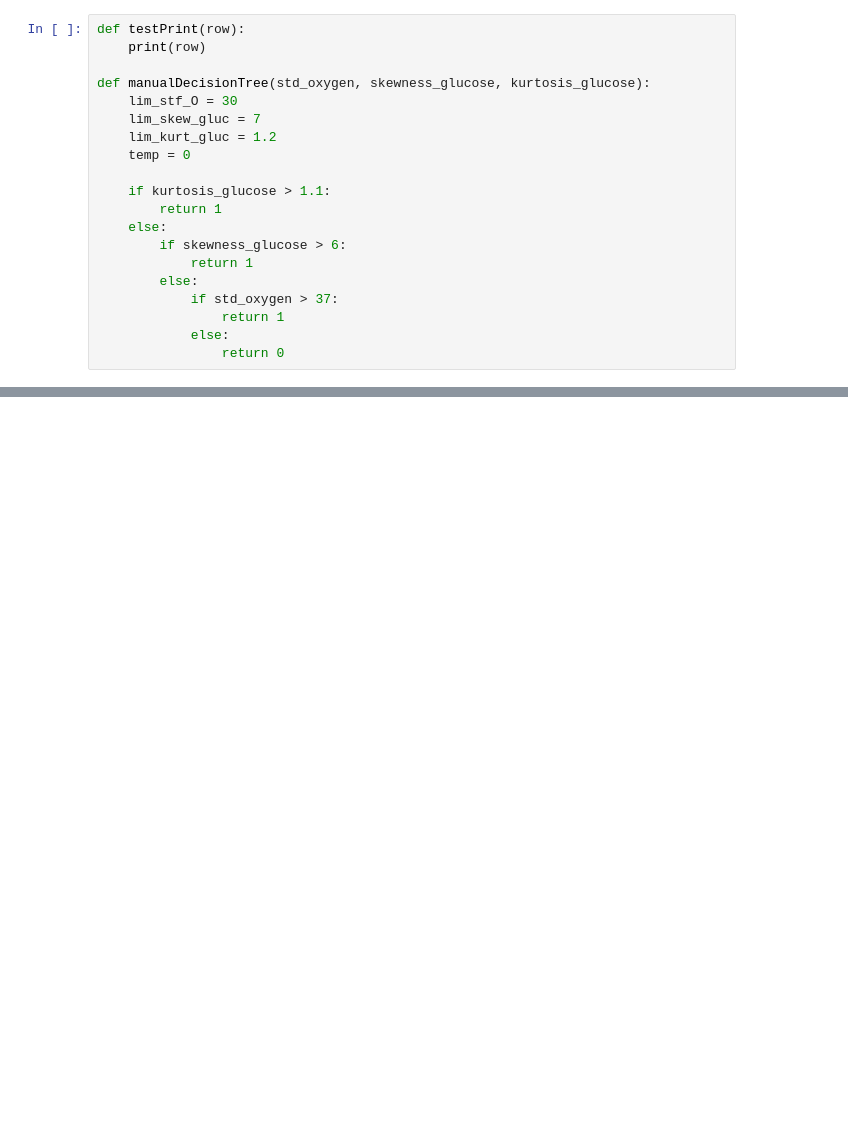
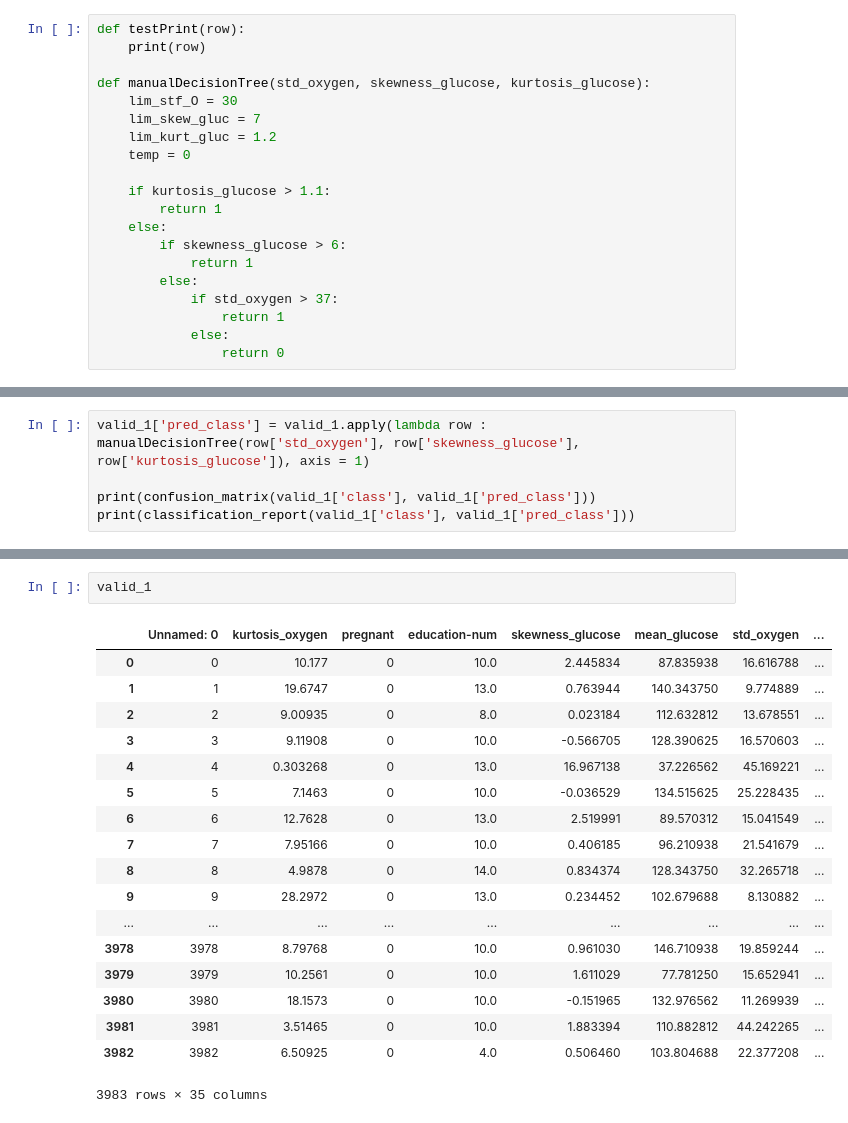
Before and after one commit to LBukai/IAU_project, a Jupyter notebook: phase3.ipynb, the cells around one changed output, grey strips where cells are left out. Cells and saved outputs as stored; diff of their text form; blank space fills up the shorter version.

Commit message:
manual tree final

```diff
--- a/phase3.ipynb
+++ b/phase3.ipynb
@@ -274,0 +267,5 @@ train_1[train_1['class'] != train_1['pred_class']][['class', 'pred_class']]
+# %%
+valid_1['pred_class'] = valid_1.apply(lambda row : manualDecisionTree(row['std_oxygen'], row['skewness_glucose'], row['kurtosis_glucose']), axis = 1)
+
+print(confusion_matrix(valid_1['class'], valid_1['pred_class']))
+print(classification_report(valid_1['class'], valid_1['pred_class']))
@@ -274,0 +345,21 @@ train_1[train_1['class'] != train_1['pred_class']][['class', 'pred_class']]
+# %%
+valid_1
+# %% [output]
+|  | Unnamed: 0 | kurtosis_oxygen | pregnant | education-num | skewness_glucose | mean_glucose | std_oxygen | ... |
+| 0 | 0 | 10.177 | 0 | 10.0 | 2.445834 | 87.835938 | 16.616788 | ... |
+| 1 | 1 | 19.6747 | 0 | 13.0 | 0.763944 | 140.343750 | 9.774889 | ... |
+| 2 | 2 | 9.00935 | 0 | 8.0 | 0.023184 | 112.632812 | 13.678551 | ... |
+| 3 | 3 | 9.11908 | 0 | 10.0 | -0.566705 | 128.390625 | 16.570603 | ... |
+| 4 | 4 | 0.303268 | 0 | 13.0 | 16.967138 | 37.226562 | 45.169221 | ... |
+| 5 | 5 | 7.1463 | 0 | 10.0 | -0.036529 | 134.515625 | 25.228435 | ... |
+| 6 | 6 | 12.7628 | 0 | 13.0 | 2.519991 | 89.570312 | 15.041549 | ... |
+| 7 | 7 | 7.95166 | 0 | 10.0 | 0.406185 | 96.210938 | 21.541679 | ... |
+| 8 | 8 | 4.9878 | 0 | 14.0 | 0.834374 | 128.343750 | 32.265718 | ... |
+| 9 | 9 | 28.2972 | 0 | 13.0 | 0.234452 | 102.679688 | 8.130882 | ... |
+| ... | ... | ... | ... | ... | ... | ... | ... | ... |
+| 3978 | 3978 | 8.79768 | 0 | 10.0 | 0.961030 | 146.710938 | 19.859244 | ... |
+| 3979 | 3979 | 10.2561 | 0 | 10.0 | 1.611029 | 77.781250 | 15.652941 | ... |
+| 3980 | 3980 | 18.1573 | 0 | 10.0 | -0.151965 | 132.976562 | 11.269939 | ... |
+| 3981 | 3981 | 3.51465 | 0 | 10.0 | 1.883394 | 110.882812 | 44.242265 | ... |
+| 3982 | 3982 | 6.50925 | 0 | 4.0 | 0.506460 | 103.804688 | 22.377208 | ... |
+3983 rows × 35 columns
```
Also changed, not shown: parts of 10 cells of this notebook.
